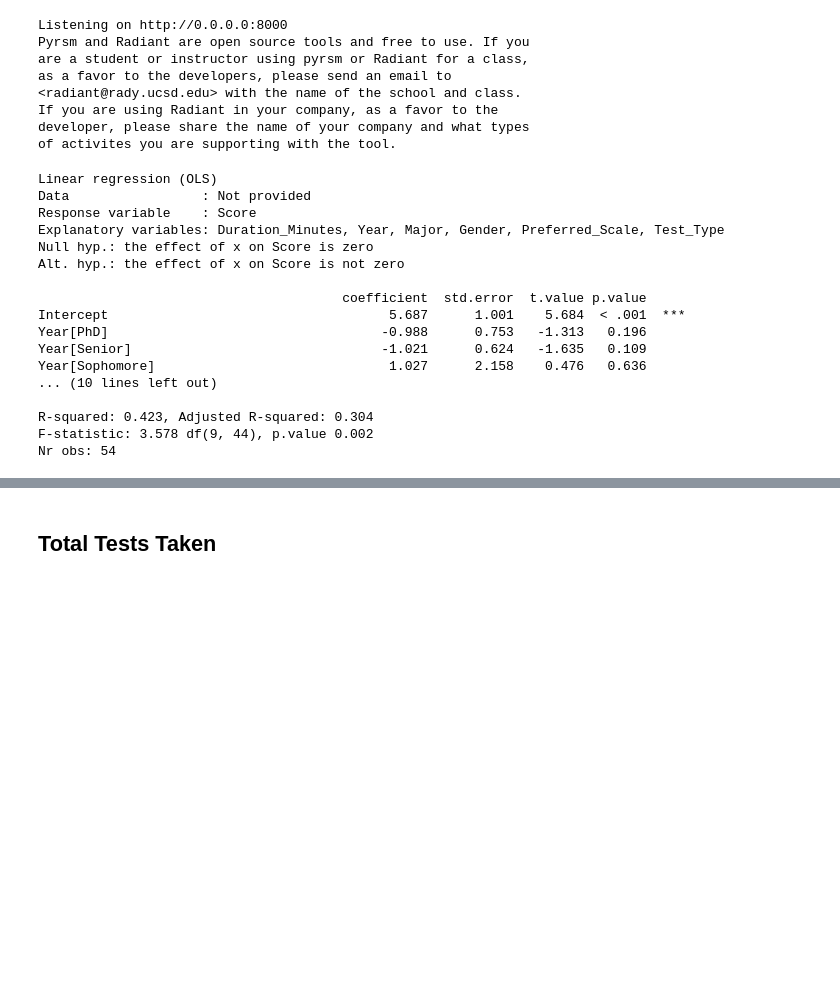
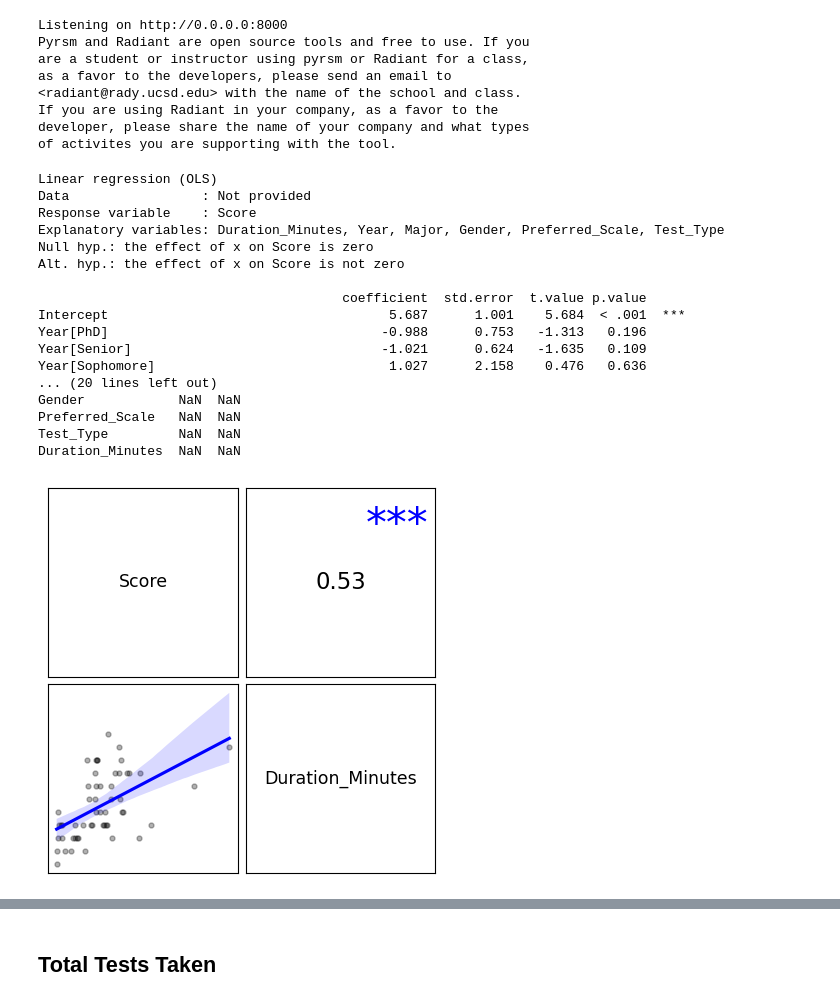
Before and after one commit to rsm-jee005/MGTA458Pilot, a Jupyter notebook: PilotAnalysis.ipynb, the cells around one changed output, grey strips where cells are left out. Saved outputs shown, nothing was run; the diff lists cells and outputs as text; code cells hidden in the pictures; blank space fills up the shorter version.

Commit message:
test_commit_simulation_included

```diff
--- a/PilotAnalysis.ipynb
+++ b/PilotAnalysis.ipynb
@@ -253,7 +266,7 @@ reg = rsm.model.regress(
         "Test_Type",
     ]
 )
-reg.summary()
+reg.summary(vif=True)
 # %% [output]
 Linear regression (OLS)
 Data                 : Not provided
@@ -267,8 +280,12 @@ Intercept                                    5.687      1.001    5.684  < .001
 Year[PhD]                                   -0.988      0.753   -1.313   0.196
 Year[Senior]                                -1.021      0.624   -1.635   0.109
 Year[Sophomore]                              1.027      2.158    0.476   0.636
-... (10 lines left out)
-
-R-squared: 0.423, Adjusted R-squared: 0.304
-F-statistic: 3.578 df(9, 44), p.value 0.002
-Nr obs: 54
+... (20 lines left out)
+Gender            NaN  NaN
+Preferred_Scale   NaN  NaN
+Test_Type         NaN  NaN
+Duration_Minutes  NaN  NaN
+# %%
+reg.plot("corr")
+# %% [output]
+[figure, added]
```
Also changed, not shown: parts of 4 cells of this notebook.
